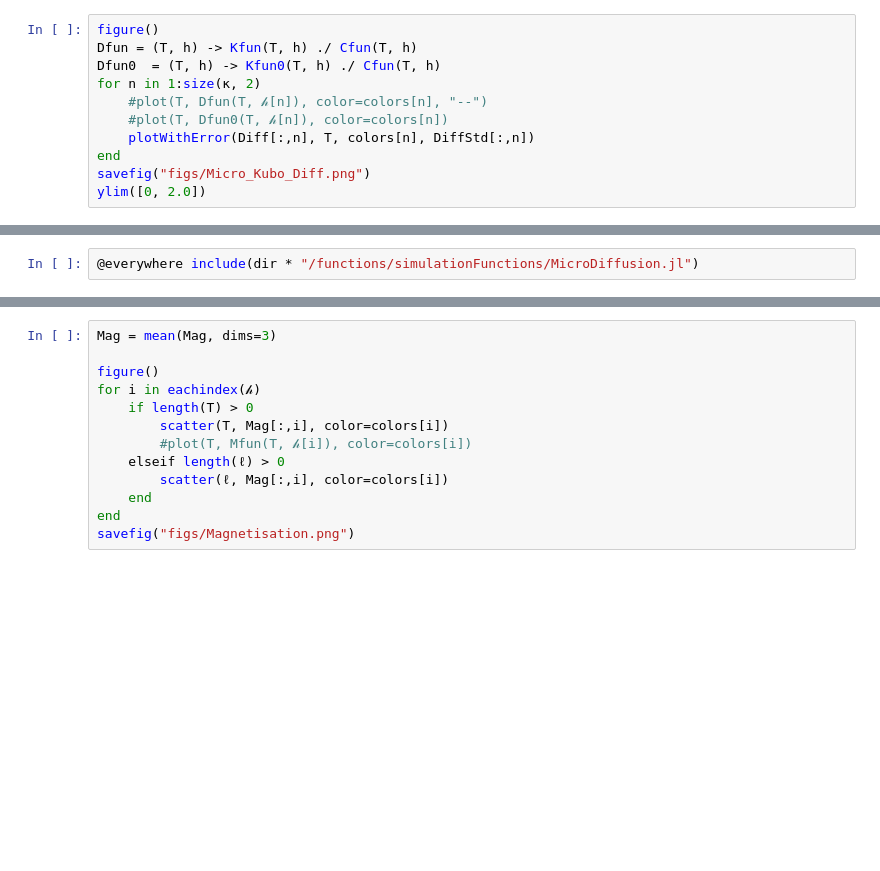
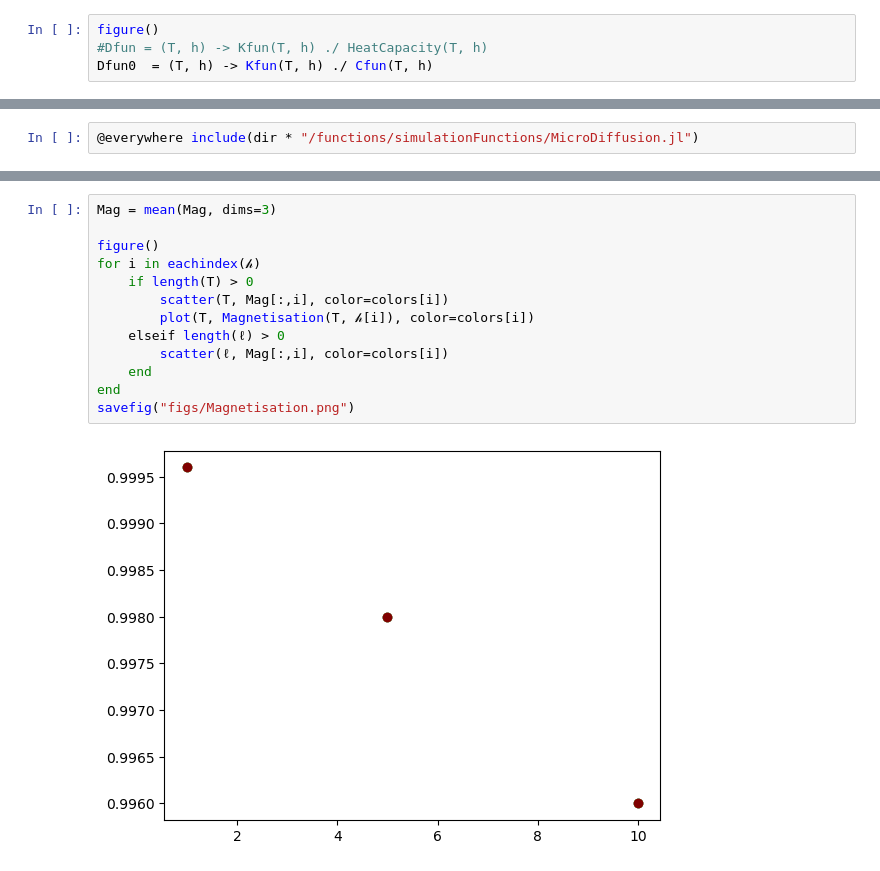
Before and after one commit to EmilySRichards/KineticMonteCarlo, a Jupyter notebook: PROJECT/Main.ipynb, the cells around one changed output, grey strips where cells are left out. Saved outputs shown, nothing was run; the diff lists cells and outputs as text; blank space fills up the shorter version.

```diff
--- a/PROJECT/Main.ipynb
+++ b/PROJECT/Main.ipynb
@@ -285,11 +305,4 @@ savefig("figs/Micro_Kubo_Capacity.png")
 # %%
 figure()
-Dfun = (T, h) -> Kfun(T, h) ./ Cfun(T, h)
-Dfun0  = (T, h) -> Kfun0(T, h) ./ Cfun(T, h)
-for n in 1:size(κ, 2)
-    #plot(T, Dfun(T, 𝒽[n]), color=colors[n], "--")
-    #plot(T, Dfun0(T, 𝒽[n]), color=colors[n])
-    plotWithError(Diff[:,n], T, colors[n], DiffStd[:,n])
-end
-savefig("figs/Micro_Kubo_Diff.png")
-ylim([0, 2.0])
+#Dfun = (T, h) -> Kfun(T, h) ./ HeatCapacity(T, h)
+Dfun0  = (T, h) -> Kfun(T, h) ./ Cfun(T, h)
@@ -334,16 +373,18 @@ colors = jetmap(length(𝒽))
 # %%
 Mag = mean(Mag, dims=3)
 
 figure()
 for i in eachindex(𝒽)
     if length(T) > 0
         scatter(T, Mag[:,i], color=colors[i])
-        #plot(T, Mfun(T, 𝒽[i]), color=colors[i])
+        plot(T, Magnetisation(T, 𝒽[i]), color=colors[i])
     elseif length(ℓ) > 0
         scatter(ℓ, Mag[:,i], color=colors[i])
     end
 end
 savefig("figs/Magnetisation.png")
+# %% [output]
+[figure, added]
 # %%
 Perc = mean(Perc, dims=3)
 
```
Also changed, not shown: parts of 36 cells of this notebook, 12 other files.
